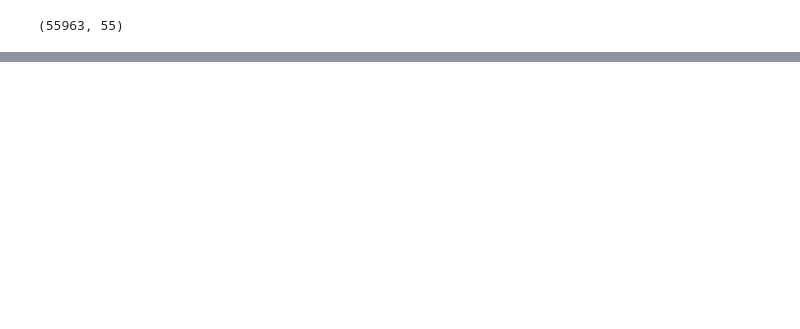
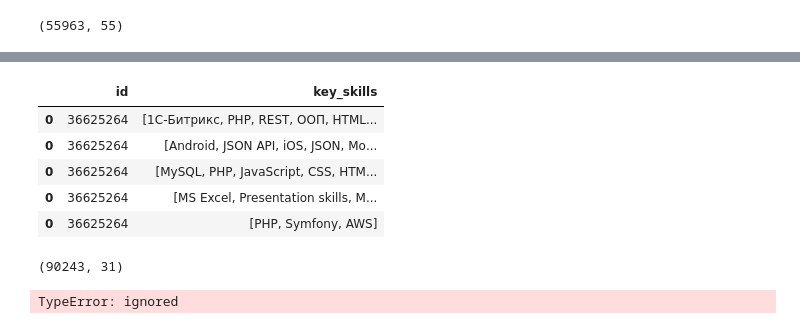
Before and after one commit to denissotnikov4/hh-ru-preprocessing, a Jupyter notebook: HHRU.ipynb, the cells around one changed output, grey strips where cells are left out. Cells and saved outputs as stored; diff of their text form; code cells hidden in the pictures; blank space fills up the shorter version.

```diff
--- a/HHRU.ipynb
+++ b/HHRU.ipynb
@@ -544,0 +553,21 @@ df.shape
+# %%
+new_df = df[['id']].join(df['key_skills'].str.split('\n', expand=False))
+# %%
+new_df.head()
+# %% [output]
+|  | id | key_skills |
+| 0 | 36625264 | [1С-Битрикс, PHP, REST, ООП, HTML... |
+| 0 | 36625264 | [Android, JSON API, iOS, JSON, Мо... |
+| 0 | 36625264 | [MySQL, PHP, JavaScript, CSS, HTM... |
+| 0 | 36625264 | [MS Excel, Presentation skills, M... |
+| 0 | 36625264 | [PHP, Symfony, AWS] |
+# %%
+new_df.shape
+# %% [output]
+(90243, 31)
+# %%
+new_df[(new_df[0]) & (new_df[1]) & (new_df[2]) &
+       (new_df[3]) & (new_df[4]) & (new_df[5]) &
+       (new_df[6]) & (new_df[7])].count()
+# %% [output]
+TypeError: ignored
```
Also changed, not shown: parts of 2 cells of this notebook.
